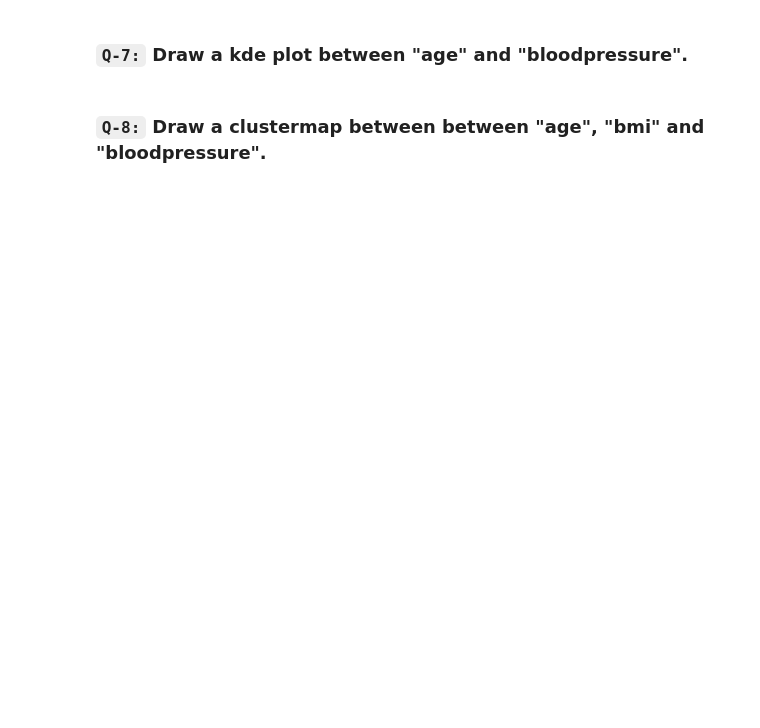
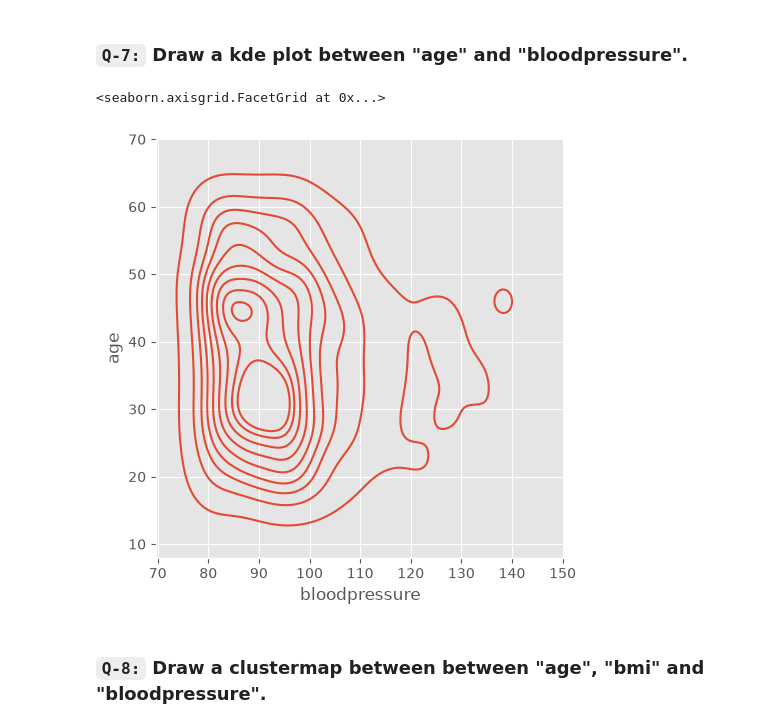
Before and after one commit to manishkumarmj/100_days_ml, a Jupyter notebook: Data visualization_Web_dev/week_10_seaborn/Session_25/Task_Session_25.ipynb, the cells around one changed output. Cells and saved outputs as stored; diff of their text form; code cells hidden in the pictures; blank space fills up the shorter version.

```diff
--- a/Data visualization_Web_dev/week_10_seaborn/Session_25/Task_Session_25.ipynb
+++ b/Data visualization_Web_dev/week_10_seaborn/Session_25/Task_Session_25.ipynb
@@ -179,2 +183,10 @@ sns.relplot(data = df_blooddf, x ="bloodpressure", y="children", kind="line",sty
+# %%
+# code here
+
+
+sns.displot(data=df,y='age', x ="bloodpressure" ,kind='kde')
+# %% [output]
+<seaborn.axisgrid.FacetGrid at 0x...>
+[figure, added]
 # %% [markdown]
 ### **`Q-8:`** Draw a clustermap between between "age", "bmi" and "bloodpressure".
```
Also changed, not shown: parts of 6 cells of this notebook, 2 other files.
